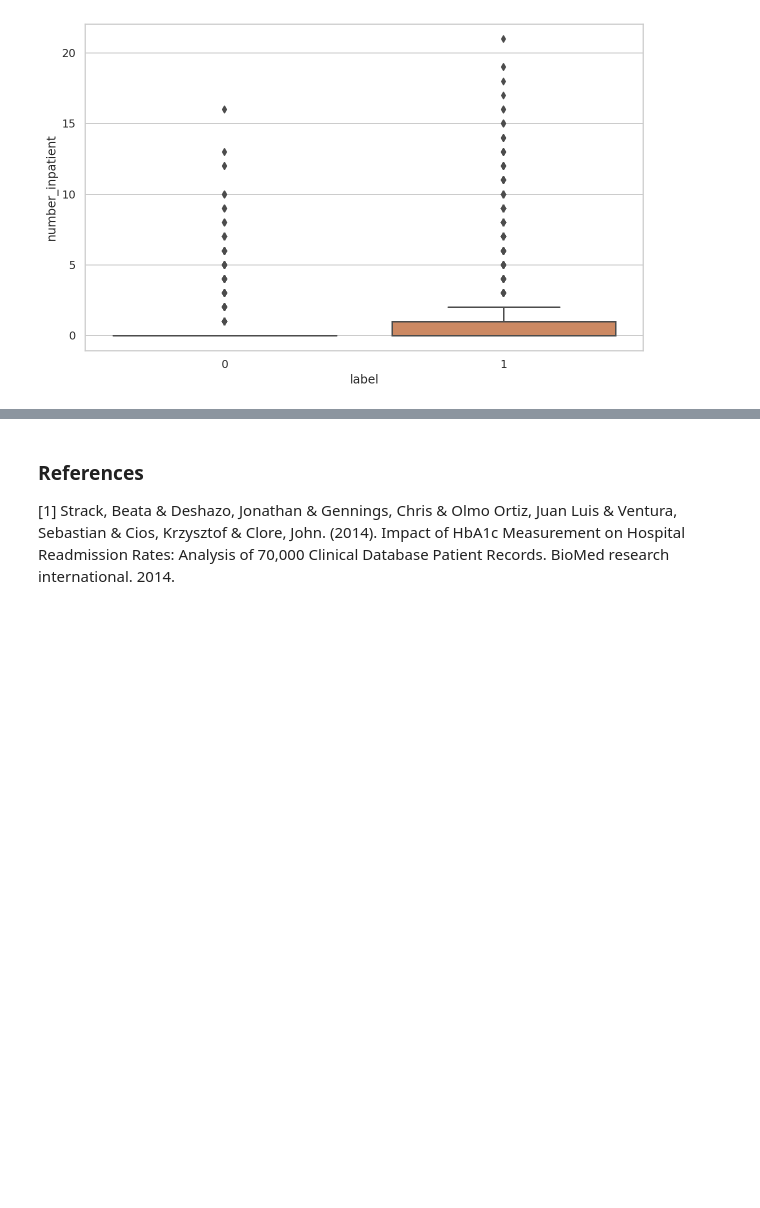
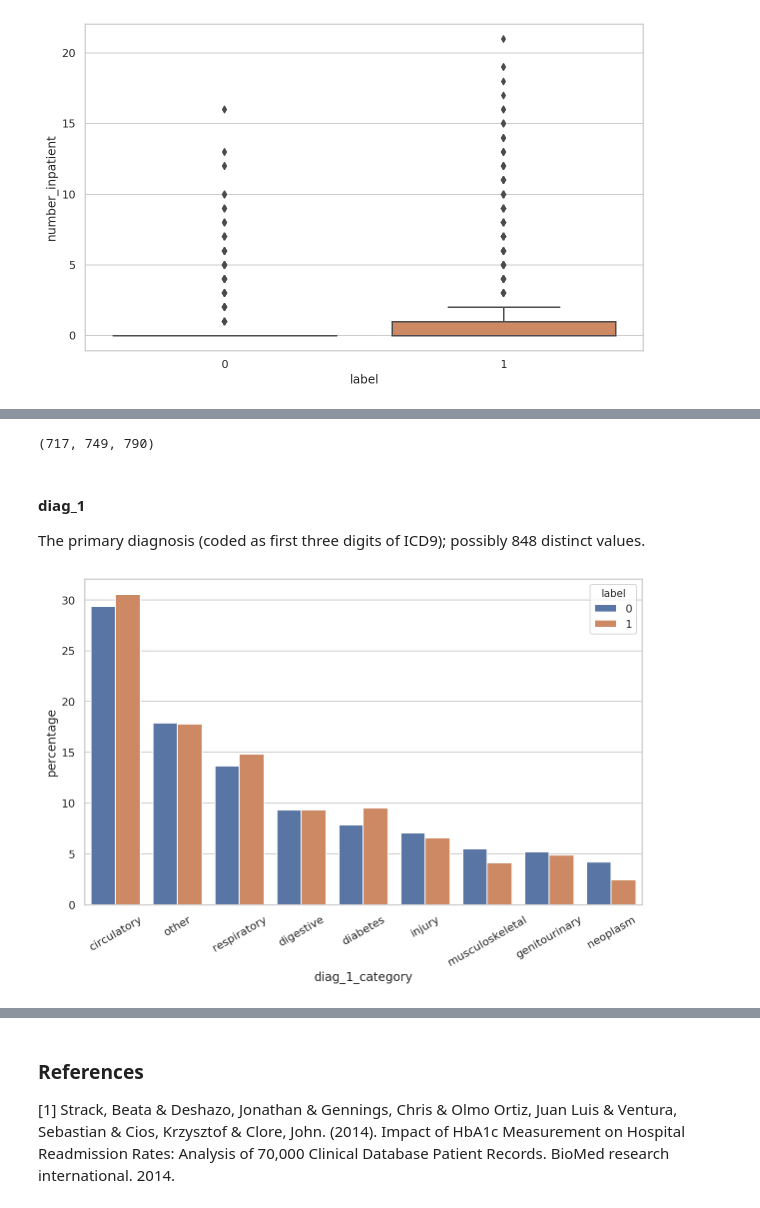
Before and after one commit to pmacinec/diabetes-patients-readmissions-prediction, a Jupyter notebook: notebooks/0_data_analysis.ipynb, the cells around one changed output, grey strips where cells are left out. Cells and saved outputs as stored; diff of their text form; code cells hidden in the pictures; blank space fills up the shorter version.

```diff
--- a/notebooks/0_data_analysis.ipynb
+++ b/notebooks/0_data_analysis.ipynb
@@ -558,5 +519,0 @@ def map_code_to_diagnose(code, mapping):
-# %%
-mapping = diagnosis_mapping()
-df['diag_1_category'] = df['diag_1'].apply(lambda x: map_code_to_diagnose(x, mapping))
-df['diag_2_category'] = df['diag_2'].apply(lambda x: map_code_to_diagnose(x, mapping))
-df['diag_3_category'] = df['diag_3'].apply(lambda x: map_code_to_diagnose(x, mapping))
@@ -637,6 +519,0 @@ Index(['encounter_id', 'patient_nbr', 'race', 'gender', 'age', 'weight',
-# %%
-fig, axs = plt.subplots(nrows=6, ncols=4, constrained_layout=True)
-fig.set_size_inches(18, 20)
-for y in range(0,6):
-    for x in range(0,4):
-        barplot_per_classes(df, all_medicaments[x + 4 * y],'readmitted', ax=axs[y][x])
@@ -681,0 +525,4 @@ barplot_per_classes(df, 'diabetesMed', 'readmitted')
+# %%
+len(df.diag_1.unique()), len(df.diag_2.unique()), len(df.diag_3.unique())
+# %% [output]
+(717, 749, 790)
@@ -681,0 +553,30 @@ barplot_per_classes(df, 'diabetesMed', 'readmitted')
+# %%
+def map_code_to_diagnose(code, mapping):
+    """
+    Map code to diagnose.
+
+    :return: diagnose according to given code.
+    """
+    code = str(code)
+    if not code:
+        return None
+    for diagnose in mapping.keys():
+        if diagnose in ['diabetes', 'other']:
+            if any([code.startswith(x) for x in mapping[diagnose]]):
+                return diagnose
+            else:
+                continue
+        if code in mapping[diagnose]:
+            return diagnose
+# %%
+mapping = diagnosis_mapping()
+df['diag_1_category'] = df.diag_1.apply(lambda x: map_code_to_diagnose(x, mapping))
+df['diag_2_category'] = df.diag_2.apply(lambda x: map_code_to_diagnose(x, mapping))
+df['diag_3_category'] = df.diag_3.apply(lambda x: map_code_to_diagnose(x, mapping))
+# %% [markdown]
+#### diag_1
+The primary diagnosis (coded as first three digits of ICD9); possibly 848 distinct values.
+# %%
+barplot_per_classes(df, 'diag_1_category', 'label', ticks_rotation=30)
+# %% [output]
+[figure, added]
```
Also changed, not shown: parts of 49 cells of this notebook.
